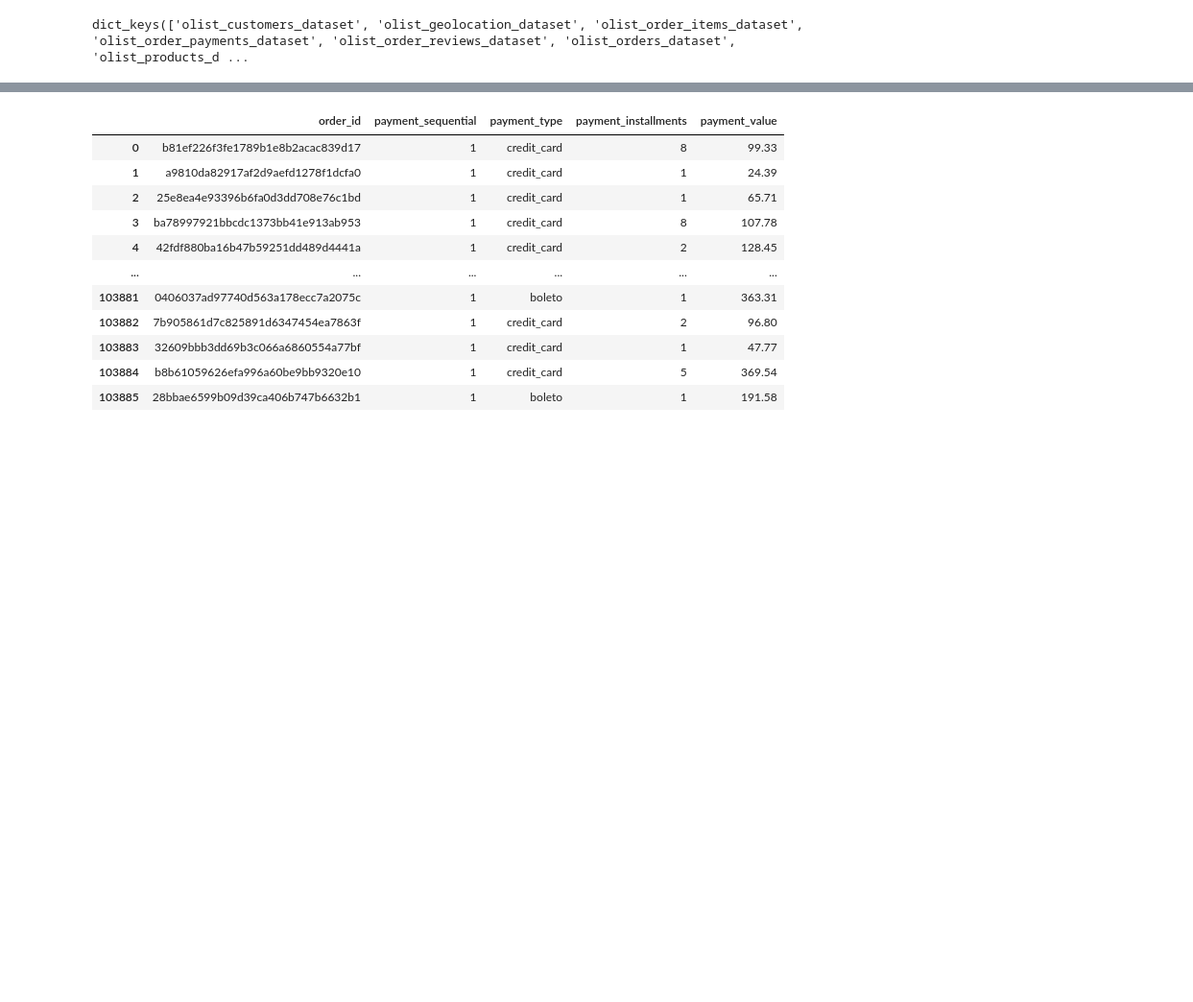
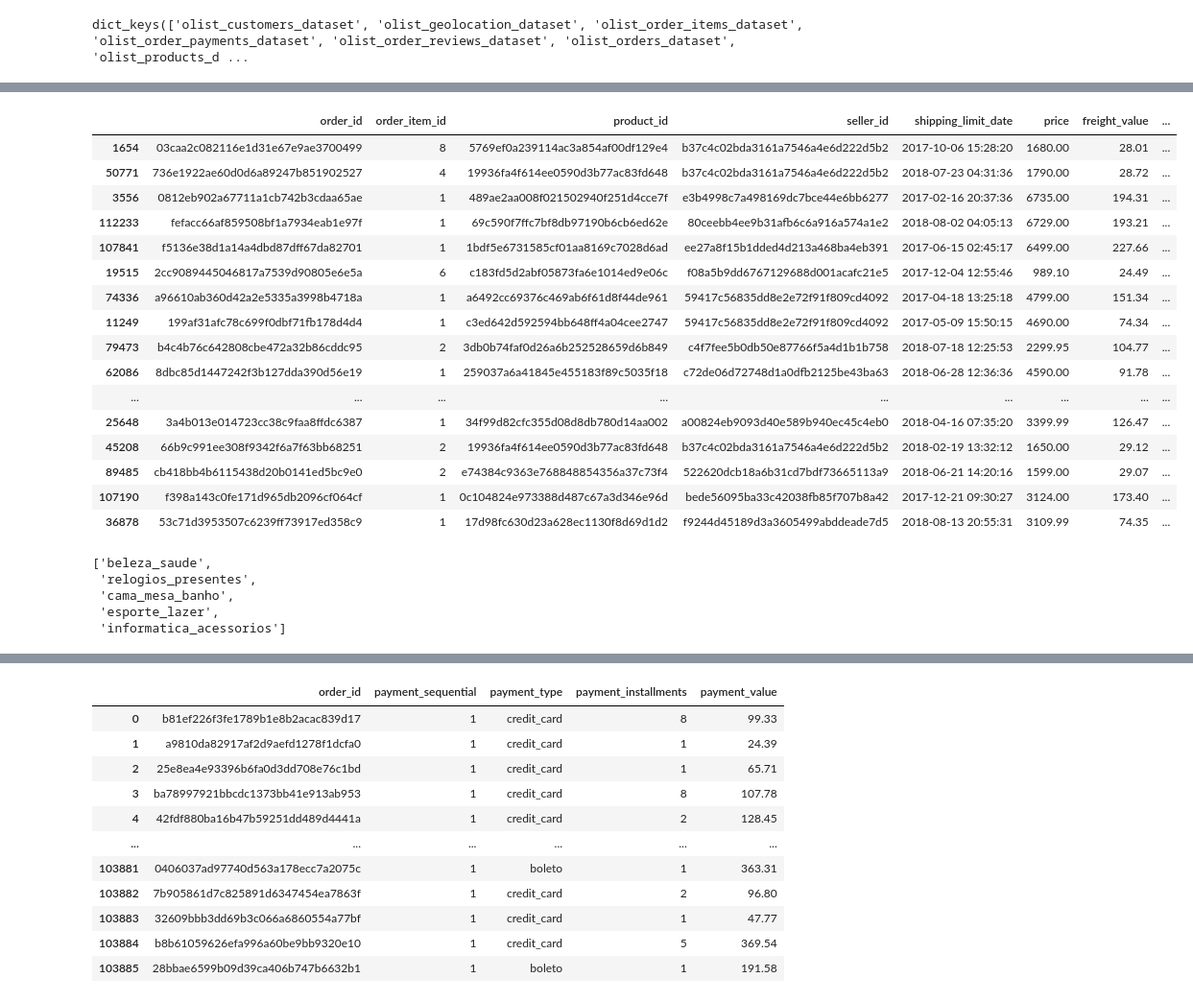
Before and after one commit to eric-arita/E-commerce-Analysis-Olist, a Jupyter notebook: Analise.ipynb, the cells around one changed output, grey strips where cells are left out. Shown at 96% size. Drawn from its saved outputs; the diff is of its cells as text; code cells hidden in the pictures; blank space fills up the shorter version.

```diff
--- a/Analise.ipynb
+++ b/Analise.ipynb
@@ -81,0 +84,3 @@ dfs["olist_order_items_dataset"]
+# %%
+df_1 = pd.merge(dfs["olist_order_items_dataset"], dfs["olist_products_dataset"][['product_id','product_category_name']],on='product_id', how='left')
+df_1
@@ -81,0 +117,3 @@ dfs["olist_order_items_dataset"]
+# %%
+df_2 = df_1.loc[df_1.groupby(['order_id', 'product_id'])['order_item_id'].idxmax()]
+df_2
@@ -81,0 +134,30 @@ dfs["olist_order_items_dataset"]
+# %%
+df_2['P*Q'] = df_2['order_item_id']  * df_2['price']
+df_2.sort_values('P*Q', ascending=False).head(30)
+# %% [output]
+|  | order_id | order_item_id | product_id | seller_id | shipping_limit_date | price | freight_value | ... |
+| 1654 | 03caa2c082116e1d31e67e9ae3700499 | 8 | 5769ef0a239114ac3a854af00df129e4 | b37c4c02bda3161a7546a4e6d222d5b2 | 2017-10-06 15:28:20 | 1680.00 | 28.01 | ... |
+| 50771 | 736e1922ae60d0d6a89247b851902527 | 4 | 19936fa4f614ee0590d3b77ac83fd648 | b37c4c02bda3161a7546a4e6d222d5b2 | 2018-07-23 04:31:36 | 1790.00 | 28.72 | ... |
+| 3556 | 0812eb902a67711a1cb742b3cdaa65ae | 1 | 489ae2aa008f021502940f251d4cce7f | e3b4998c7a498169dc7bce44e6bb6277 | 2017-02-16 20:37:36 | 6735.00 | 194.31 | ... |
+| 112233 | fefacc66af859508bf1a7934eab1e97f | 1 | 69c590f7ffc7bf8db97190b6cb6ed62e | 80ceebb4ee9b31afb6c6a916a574a1e2 | 2018-08-02 04:05:13 | 6729.00 | 193.21 | ... |
+| 107841 | f5136e38d1a14a4dbd87dff67da82701 | 1 | 1bdf5e6731585cf01aa8169c7028d6ad | ee27a8f15b1dded4d213a468ba4eb391 | 2017-06-15 02:45:17 | 6499.00 | 227.66 | ... |
+| 19515 | 2cc9089445046817a7539d90805e6e5a | 6 | c183fd5d2abf05873fa6e1014ed9e06c | f08a5b9dd6767129688d001acafc21e5 | 2017-12-04 12:55:46 | 989.10 | 24.49 | ... |
+| 74336 | a96610ab360d42a2e5335a3998b4718a | 1 | a6492cc69376c469ab6f61d8f44de961 | 59417c56835dd8e2e72f91f809cd4092 | 2017-04-18 13:25:18 | 4799.00 | 151.34 | ... |
+| 11249 | 199af31afc78c699f0dbf71fb178d4d4 | 1 | c3ed642d592594bb648ff4a04cee2747 | 59417c56835dd8e2e72f91f809cd4092 | 2017-05-09 15:50:15 | 4690.00 | 74.34 | ... |
+| 79473 | b4c4b76c642808cbe472a32b86cddc95 | 2 | 3db0b74faf0d26a6b252528659d6b849 | c4f7fee5b0db50e87766f5a4d1b1b758 | 2018-07-18 12:25:53 | 2299.95 | 104.77 | ... |
+| 62086 | 8dbc85d1447242f3b127dda390d56e19 | 1 | 259037a6a41845e455183f89c5035f18 | c72de06d72748d1a0dfb2125be43ba63 | 2018-06-28 12:36:36 | 4590.00 | 91.78 | ... |
+| ... | ... | ... | ... | ... | ... | ... | ... | ... |
+| 25648 | 3a4b013e014723cc38c9faa8ffdc6387 | 1 | 34f99d82cfc355d08d8db780d14aa002 | a00824eb9093d40e589b940ec45c4eb0 | 2018-04-16 07:35:20 | 3399.99 | 126.47 | ... |
+| 45208 | 66b9c991ee308f9342f6a7f63bb68251 | 2 | 19936fa4f614ee0590d3b77ac83fd648 | b37c4c02bda3161a7546a4e6d222d5b2 | 2018-02-19 13:32:12 | 1650.00 | 29.12 | ... |
+| 89485 | cb418bb4b6115438d20b0141ed5bc9e0 | 2 | e74384c9363e768848854356a37c73f4 | 522620dcb18a6b31cd7bdf73665113a9 | 2018-06-21 14:20:16 | 1599.00 | 29.07 | ... |
+| 107190 | f398a143c0fe171d965db2096cf064cf | 1 | 0c104824e973388d487c67a3d346e96d | bede56095ba33c42038fb85f707b8a42 | 2017-12-21 09:30:27 | 3124.00 | 173.40 | ... |
+| 36878 | 53c71d3953507c6239ff73917ed358c9 | 1 | 17d98fc630d23a628ec1130f8d69d1d2 | f9244d45189d3a3605499abddeade7d5 | 2018-08-13 20:55:31 | 3109.99 | 74.35 | ... |
+# %%
+top5_category = list(df_2.groupby(['product_category_name'])['P*Q'].sum().reset_index().sort_values(by='P*Q', ascending= False).head(5)['product_category_name'])
+top5_category
+# %% [output]
+['beleza_saude',
+ 'relogios_presentes',
+ 'cama_mesa_banho',
+ 'esporte_lazer',
+ 'informatica_acessorios']
```
Also changed, not shown: parts of 37 cells of this notebook, 9 other files.
